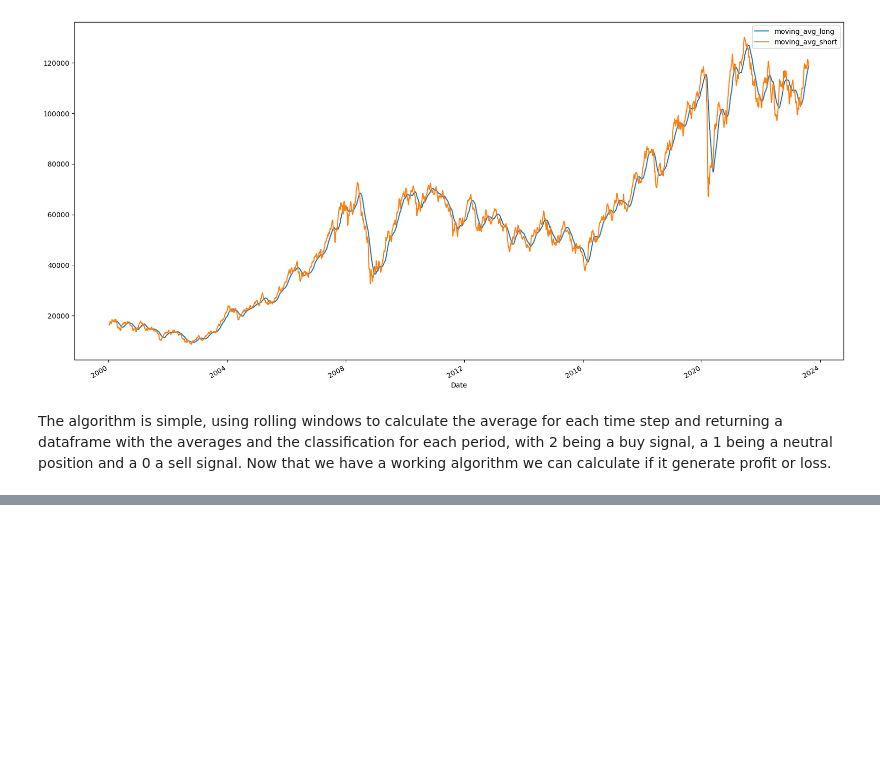
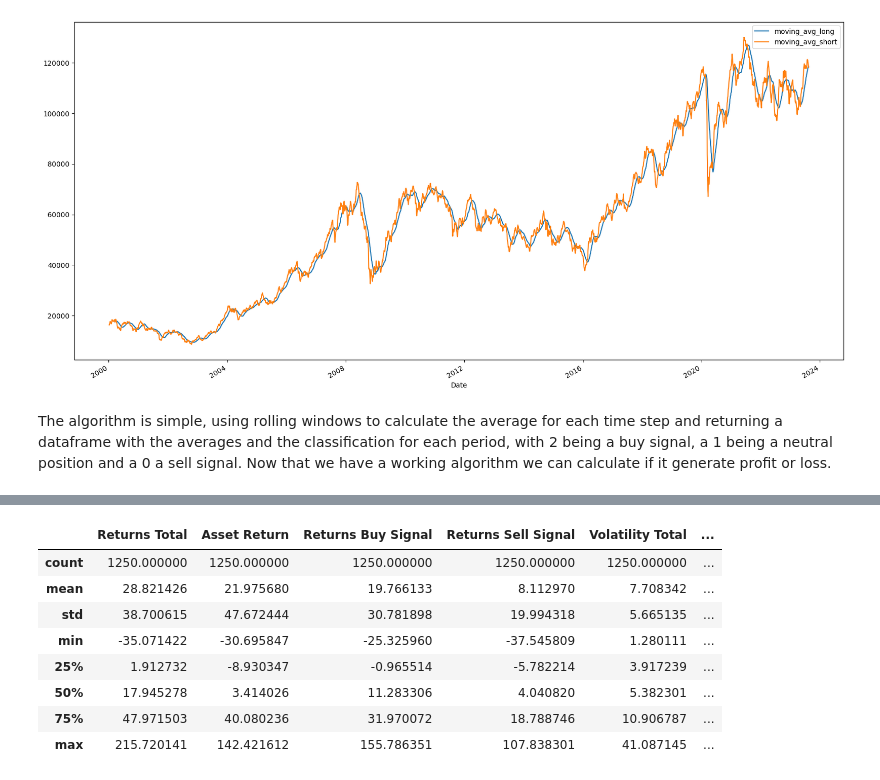
Before and after one commit to RafaelM0raes/MyJourneyInFinancialMarkets, a Jupyter notebook: Artigo 1.ipynb, the cells around one changed output, grey strips where cells are left out. Drawn from its saved outputs; the diff is of its cells as text; code cells hidden in the pictures; blank space fills up the shorter version.

```diff
--- a/Artigo 1.ipynb
+++ b/Artigo 1.ipynb
@@ -127,0 +164,12 @@ returns_moving_averages(results)
+# %%
+backtest_results.describe()
+# %% [output]
+|  | Returns Total | Asset Return | Returns Buy Signal | Returns Sell Signal | Volatility Total | ... |
+| count | 1250.000000 | 1250.000000 | 1250.000000 | 1250.000000 | 1250.000000 | ... |
+| mean | 28.821426 | 21.975680 | 19.766133 | 8.112970 | 7.708342 | ... |
+| std | 38.700615 | 47.672444 | 30.781898 | 19.994318 | 5.665135 | ... |
+| min | -35.071422 | -30.695847 | -25.325960 | -37.545809 | 1.280111 | ... |
+| 25% | 1.912732 | -8.930347 | -0.965514 | -5.782214 | 3.917239 | ... |
+| 50% | 17.945278 | 3.414026 | 11.283306 | 4.040820 | 5.382301 | ... |
+| 75% | 47.971503 | 40.080236 | 31.970072 | 18.788746 | 10.906787 | ... |
+| max | 215.720141 | 142.421612 | 155.786351 | 107.838301 | 41.087145 | ... |
```
Also changed, not shown: parts of 10 cells of this notebook.
